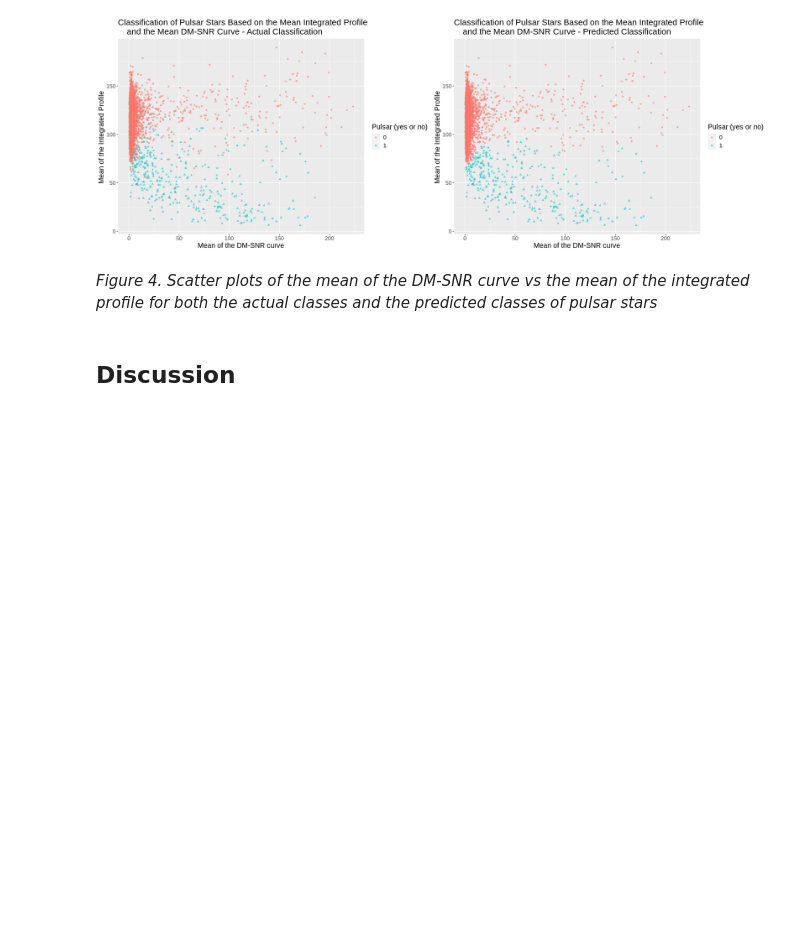
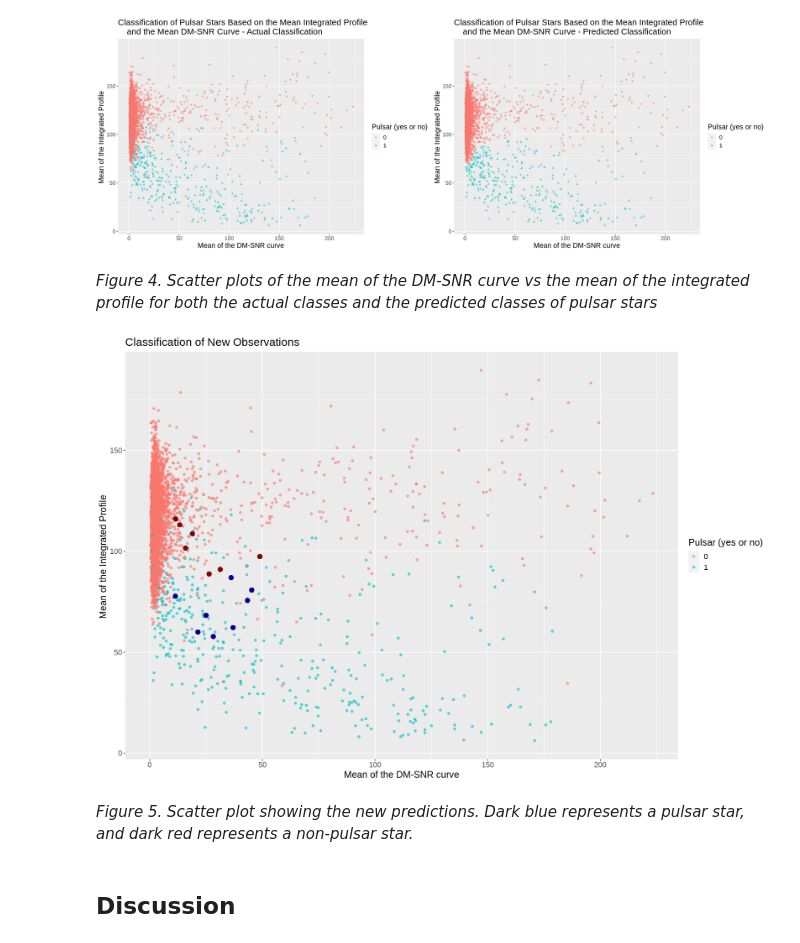
Before and after one commit to anaralea/DSCI100_2022W_GROUP101, a Jupyter notebook: GroupProject101.ipynb, the cells around one changed output. Saved outputs shown, nothing was run; the diff lists cells and outputs as text; code cells hidden in the pictures; blank space fills up the shorter version.

Commit message:
Added plot and discussion

```diff
--- a/GroupProject101.ipynb
+++ b/GroupProject101.ipynb
@@ -516,5 +520,34 @@ plot_grid(final_plot_truth, final_plot_predict, ncol = 2)
 [figure]
 # %% [markdown]
 *Figure 4. Scatter plots of the mean of the DM-SNR curve vs the mean of the integrated profile for both the actual classes and the predicted classes of pulsar stars*
+# %%
+#Plotting the new data points on the initial scatterplot
+options(repr.plot.width = 15, repr.plot.height = 10)
+final_plot <- ggplot(pulsar_values, aes(x = mean_DMSNR, y = mean_integrated, color = pulsar) )+
+              geom_point(alpha = 0.6) +
+geom_point(aes(y = 62.23196, x = 36.99510), color = "dark blue", size = 3) +
+geom_point(aes(y = 97.43732, x = 48.85187), color = "dark red", size = 3) +
+geom_point(aes(y = 116.05518, x = 11.49827), color = "dark red", size = 3) +
+geom_point(aes(y = 57.78642, x = 28.21588), color = "dark blue", size = 3) +
+geom_point(aes(y = 113.12879, x = 13.31157), color = "dark red", size = 3) +
+geom_point(aes(y = 68.28766, x = 24.98331), color = "dark blue", size = 3) +
+geom_point(aes(y = 80.83224, x = 45.25825), color = "dark blue", size = 3) +
+geom_point(aes(y =101.64209, x = 15.84505), color = "dark red", size = 3) +
+geom_point(aes(y = 75.64588, x = 43.36435), color = "dark blue", size = 3) +
+geom_point(aes(y = 108.74858, x = 18.95470), color = "dark red", size = 3) +
+geom_point(aes(y =  88.80480, x = 26.34048), color = "dark red", size = 3) +
+geom_point(aes(y = 86.97871, x = 36.11872), color = "dark blue", size = 3) +
+geom_point(aes(y = 77.78631, x = 11.36793), color = "dark blue", size = 3) +
+geom_point(aes(y = 91.04419, x = 31.29981), color = "dark red", size = 3) +
+geom_point(aes(y = 60.01790, x = 21.35862), color = "dark blue", size = 3) +
+    labs(x="Mean of the DM-SNR curve", y= "Mean of the Integrated Profile ",
+     colour= "Pulsar (yes or no)") +
+     ggtitle("Classification of New Observations") +
+    theme(text = element_text(size = 15))
+final_plot
+# %% [output]
+[figure, added]
+# %% [markdown]
+*Figure 5. Scatter plot showing the new predictions. Dark blue represents a pulsar star, and dark red represents a non-pulsar star.*
 # %% [markdown]
 ## Discussion
```
Also changed, not shown: parts of 9 cells of this notebook.
